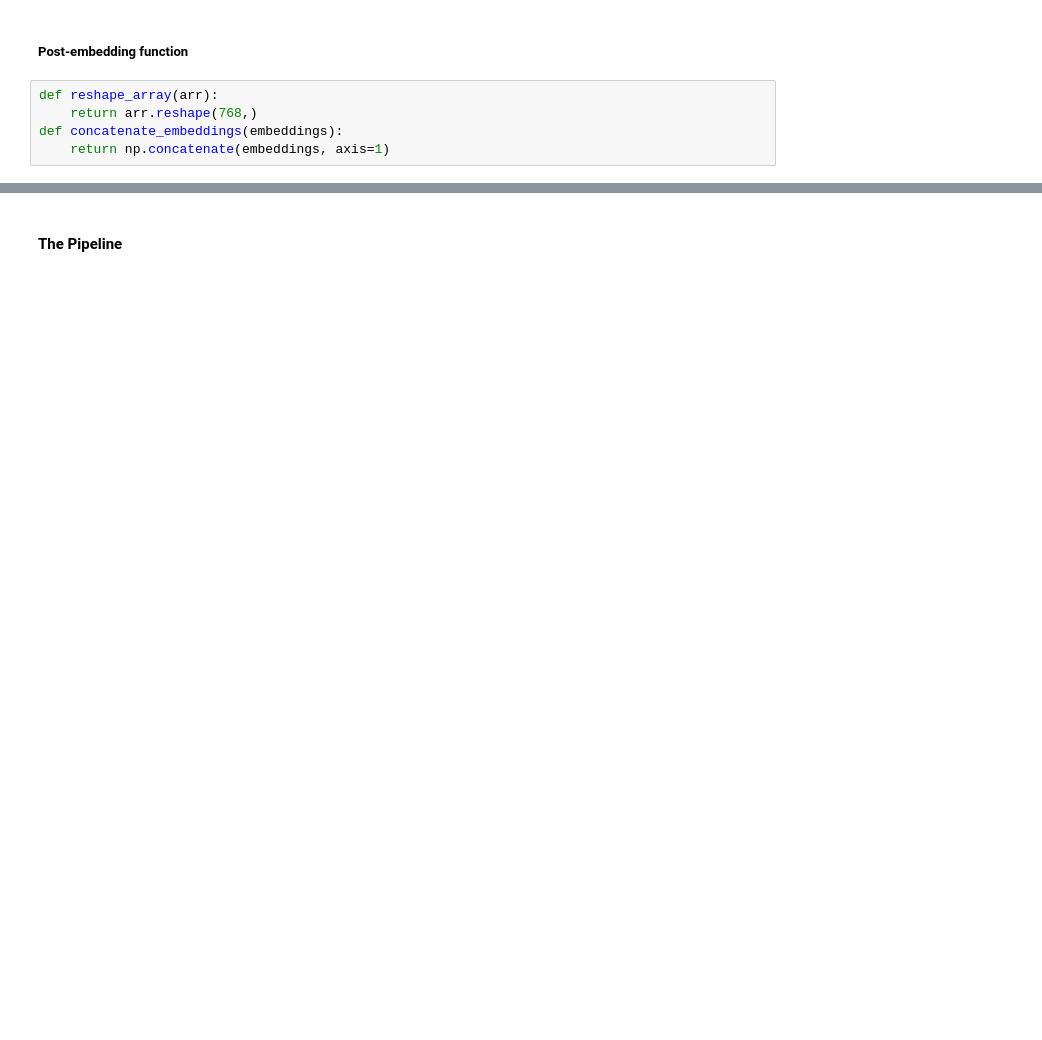
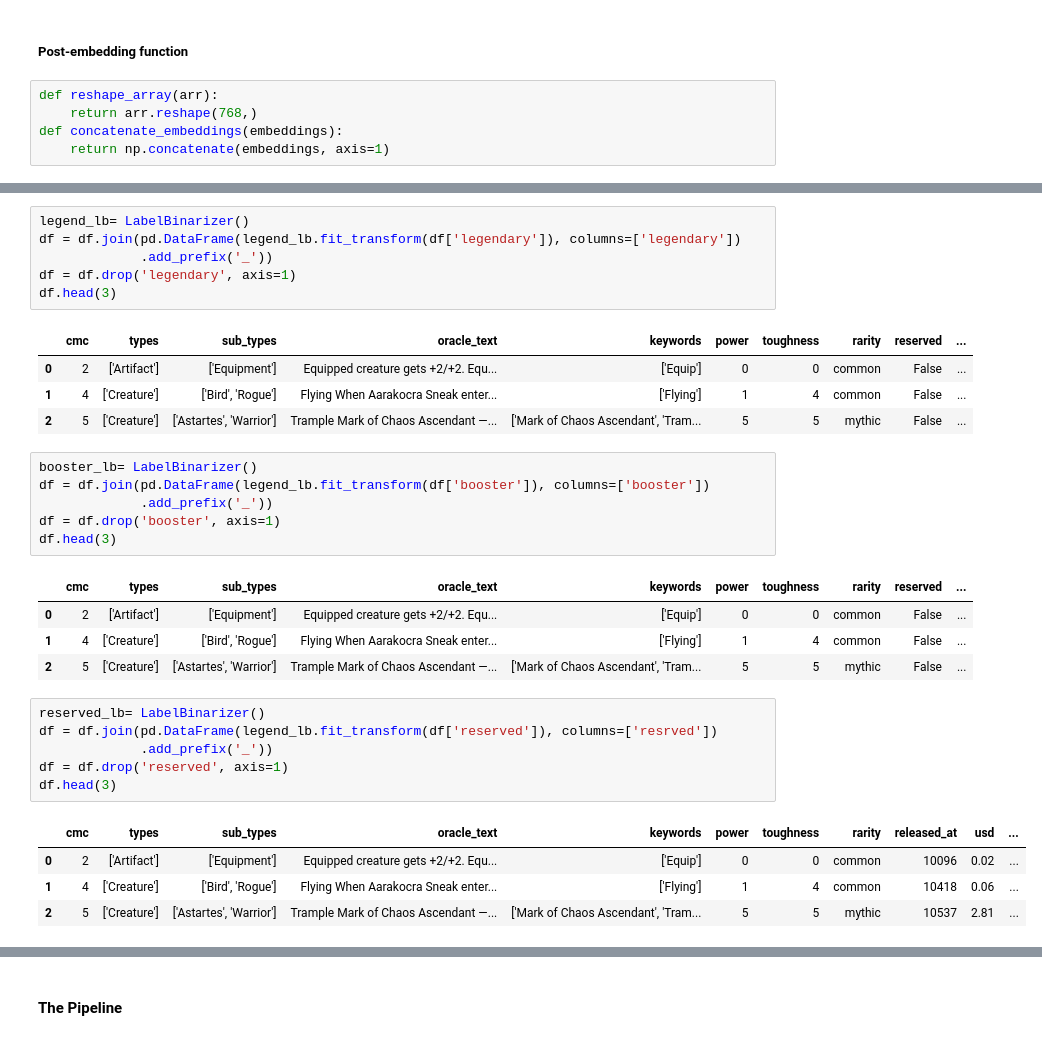
Before and after one commit to LouisHH0203/mtg_nlp_price_prediction, a Jupyter notebook: workflow/pipeline.ipynb, the cells around one changed output, grey strips where cells are left out. Cells and saved outputs as stored; diff of their text form; blank space fills up the shorter version.

```diff
--- a/workflow/pipeline.ipynb
+++ b/workflow/pipeline.ipynb
@@ -79,0 +84,33 @@ def concatenate_embeddings(embeddings):
+# %%
+legend_lb= LabelBinarizer()
+df = df.join(pd.DataFrame(legend_lb.fit_transform(df['legendary']), columns=['legendary'])
+             .add_prefix('_'))
+df = df.drop('legendary', axis=1)
+df.head(3)
+# %% [output]
+|  | cmc | types | sub_types | oracle_text | keywords | power | toughness | rarity | reserved | ... |
+| 0 | 2 | ['Artifact'] | ['Equipment'] | Equipped creature gets +2/+2. Equ... | ['Equip'] | 0 | 0 | common | False | ... |
+| 1 | 4 | ['Creature'] | ['Bird', 'Rogue'] | Flying When Aarakocra Sneak enter... | ['Flying'] | 1 | 4 | common | False | ... |
+| 2 | 5 | ['Creature'] | ['Astartes', 'Warrior'] | Trample Mark of Chaos Ascendant —... | ['Mark of Chaos Ascendant', 'Tram... | 5 | 5 | mythic | False | ... |
+# %%
+booster_lb= LabelBinarizer()
+df = df.join(pd.DataFrame(legend_lb.fit_transform(df['booster']), columns=['booster'])
+             .add_prefix('_'))
+df = df.drop('booster', axis=1)
+df.head(3)
+# %% [output]
+|  | cmc | types | sub_types | oracle_text | keywords | power | toughness | rarity | reserved | ... |
+| 0 | 2 | ['Artifact'] | ['Equipment'] | Equipped creature gets +2/+2. Equ... | ['Equip'] | 0 | 0 | common | False | ... |
+| 1 | 4 | ['Creature'] | ['Bird', 'Rogue'] | Flying When Aarakocra Sneak enter... | ['Flying'] | 1 | 4 | common | False | ... |
+| 2 | 5 | ['Creature'] | ['Astartes', 'Warrior'] | Trample Mark of Chaos Ascendant —... | ['Mark of Chaos Ascendant', 'Tram... | 5 | 5 | mythic | False | ... |
+# %%
+reserved_lb= LabelBinarizer()
+df = df.join(pd.DataFrame(legend_lb.fit_transform(df['reserved']), columns=['resrved'])
+             .add_prefix('_'))
+df = df.drop('reserved', axis=1)
+df.head(3)
+# %% [output]
+|  | cmc | types | sub_types | oracle_text | keywords | power | toughness | rarity | released_at | usd | ... |
+| 0 | 2 | ['Artifact'] | ['Equipment'] | Equipped creature gets +2/+2. Equ... | ['Equip'] | 0 | 0 | common | 10096 | 0.02 | ... |
+| 1 | 4 | ['Creature'] | ['Bird', 'Rogue'] | Flying When Aarakocra Sneak enter... | ['Flying'] | 1 | 4 | common | 10418 | 0.06 | ... |
+| 2 | 5 | ['Creature'] | ['Astartes', 'Warrior'] | Trample Mark of Chaos Ascendant —... | ['Mark of Chaos Ascendant', 'Tram... | 5 | 5 | mythic | 10537 | 2.81 | ... |
```
Also changed, not shown: parts of 12 cells of this notebook, 2 other files.
